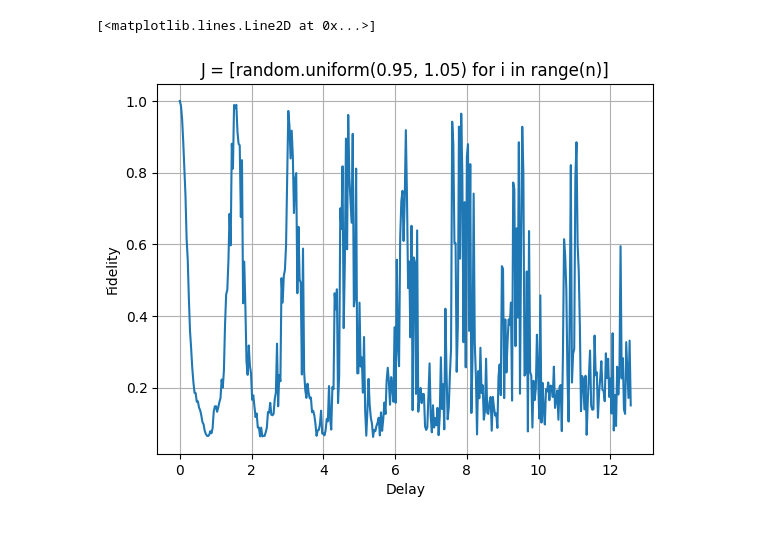
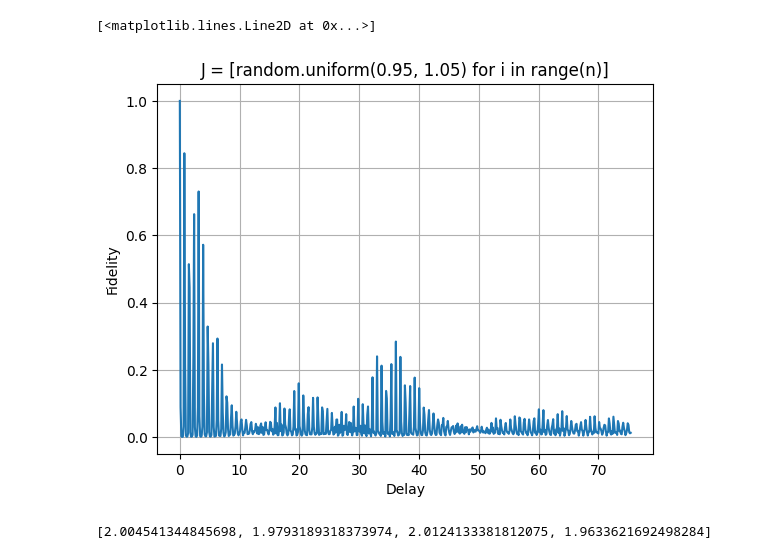
Before and after one commit to Davidkatom/Crosstalk, a Jupyter notebook: OscilationsManyQubits.ipynb, the cells around one changed output. Saved outputs shown, nothing was run; the diff lists cells and outputs as text; code cells hidden in the pictures.

```diff
--- a/OscilationsManyQubits.ipynb
+++ b/OscilationsManyQubits.ipynb
@@ -45,39 +28,42 @@ print(effective_hem(4,[1,1,1]))
 from scipy.linalg import expm
 import random
 
-delay = np.linspace(0,4*np.pi,400)
+delay = np.linspace(0,24*np.pi,600)
 
 fid = []
-n = 4
+n = 10
+J = [random.uniform(1.95, 2.05) for _ in range(n)]
 for t in delay:
     #qr = QuantumRegister(n)
     #cr = ClassicalRegister(n)
     qc = QuantumCircuit(n)
     for i in range(n):
         qc.h(i)
 
-    U = expm((-1j*t)*effective_hem(n,[random.uniform(0.95, 1.06) for i in range(n)]))
+    U = expm((-1j*t)*effective_hem(n,J))
     U = qi.Operator(U)
 
     qc.unitary(U, [i for i in range(n)])
 
     for i in range(n):
         qc.h(i)
     qc.measure_all()
     #qc.measure(qr[1],cr[1])
 
     #Simulator
     qcomp = Aer.get_backend("qasm_simulator")
     result = qiskit.execute(qc, Aer.get_backend('qasm_simulator'), shots=8000).result()
-    fid.append(result.get_counts().get('0000',0)/8000)
+    fid.append(result.get_counts().get('0'*n,0)/8000)
 
 plt.grid()
 plt.ylabel('Fidelity')
 plt.xlabel('Delay')
 plt.title('J = [random.uniform(0.95, 1.05) for i in range(n)]')
 plt.plot(delay,fid)
 # %% [output]
 [<matplotlib.lines.Line2D at 0x...>]
-[figure, old version]
+[figure, new version]
 # %%
-print()
+print(J)
+# %% [output]
+[2.004541344845698, 1.9793189318373974, 2.0124133381812075, 1.9633621692498284]
```
Also changed, not shown: parts of 1 cell of this notebook.
